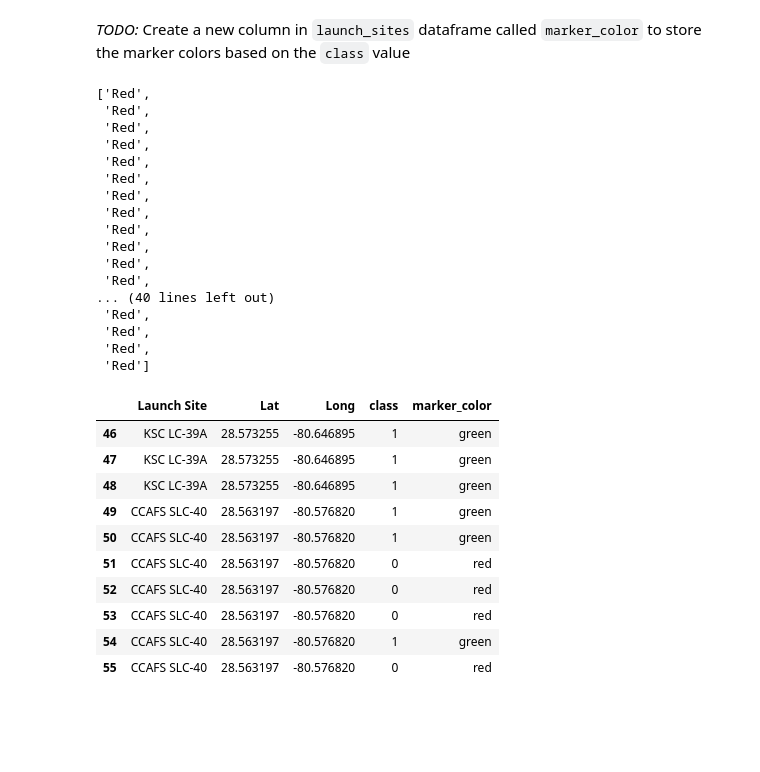
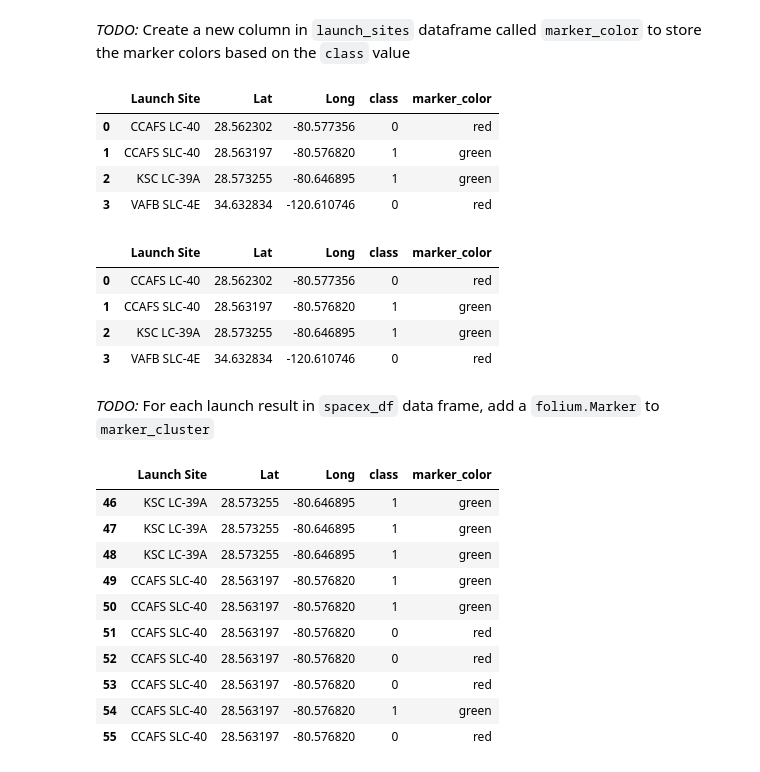
Before and after one commit to drewpav/Capstone-Assignment, a Jupyter notebook: lab_jupyter_launch_site_location.ipynb, the cells around one changed output. Drawn from its saved outputs; the diff is of its cells as text; code cells hidden in the pictures; blank space fills up the shorter version.

```diff
--- a/lab_jupyter_launch_site_location.ipynb
+++ b/lab_jupyter_launch_site_location.ipynb
@@ -166,34 +183,43 @@ marker_cluster = MarkerCluster()
 # %% [markdown]
 *TODO:* Create a new column in `launch_sites` dataframe called `marker_color` to store the marker colors based on the `class` value
 # %%
+def func(item):
+    if item == 1:
+        return 'green'
+    else:
+        return 'red'
+
+launch_sites_df["marker_color"] = launch_sites_df["class"].apply(func)
 # Apply a function to check the value of `class` column
 # If class=1, marker_color value will be green
 # If class=0, marker_color value will be red
-launch_sites=[]
-for i in enumerate(spacex_df['class']):
-    if i==1:
-        launch_sites.append('Green')
-    else:
-        launch_sites.append('Red')
-launch_sites
+launch_sites_df
 # %% [output]
-['Red',
- 'Red',
- 'Red',
- 'Red',
- 'Red',
- 'Red',
- 'Red',
- 'Red',
- 'Red',
- 'Red',
- 'Red',
- 'Red',
-... (40 lines left out)
- 'Red',
- 'Red',
- 'Red',
- 'Red']
+|  | Launch Site | Lat | Long | class | marker_color |
+| 0 | CCAFS LC-40 | 28.562302 | -80.577356 | 0 | red |
+| 1 | CCAFS SLC-40 | 28.563197 | -80.576820 | 1 | green |
+| 2 | KSC LC-39A | 28.573255 | -80.646895 | 1 | green |
+| 3 | VAFB SLC-4E | 34.632834 | -120.610746 | 0 | red |
+# %%
+def func(item):
+    if item == 1:
+        return 'green'
+    else:
+        return 'red'
+
+launch_sites_df["marker_color"] = launch_sites_df["class"].apply(func)
+# Apply a function to check the value of `class` column
+# If class=1, marker_color value will be green
+# If class=0, marker_color value will be red
+launch_sites_df
+# %% [output]
+|  | Launch Site | Lat | Long | class | marker_color |
+| 0 | CCAFS LC-40 | 28.562302 | -80.577356 | 0 | red |
+| 1 | CCAFS SLC-40 | 28.563197 | -80.576820 | 1 | green |
+| 2 | KSC LC-39A | 28.573255 | -80.646895 | 1 | green |
+| 3 | VAFB SLC-4E | 34.632834 | -120.610746 | 0 | red |
+# %% [markdown]
+*TODO:* For each launch result in `spacex_df` data frame, add a `folium.Marker` to `marker_cluster`
 # %%
 # Function to assign color to launch outcome
 def assign_marker_color(launch_outcome):
```
Also changed, not shown: parts of 4 cells of this notebook.
